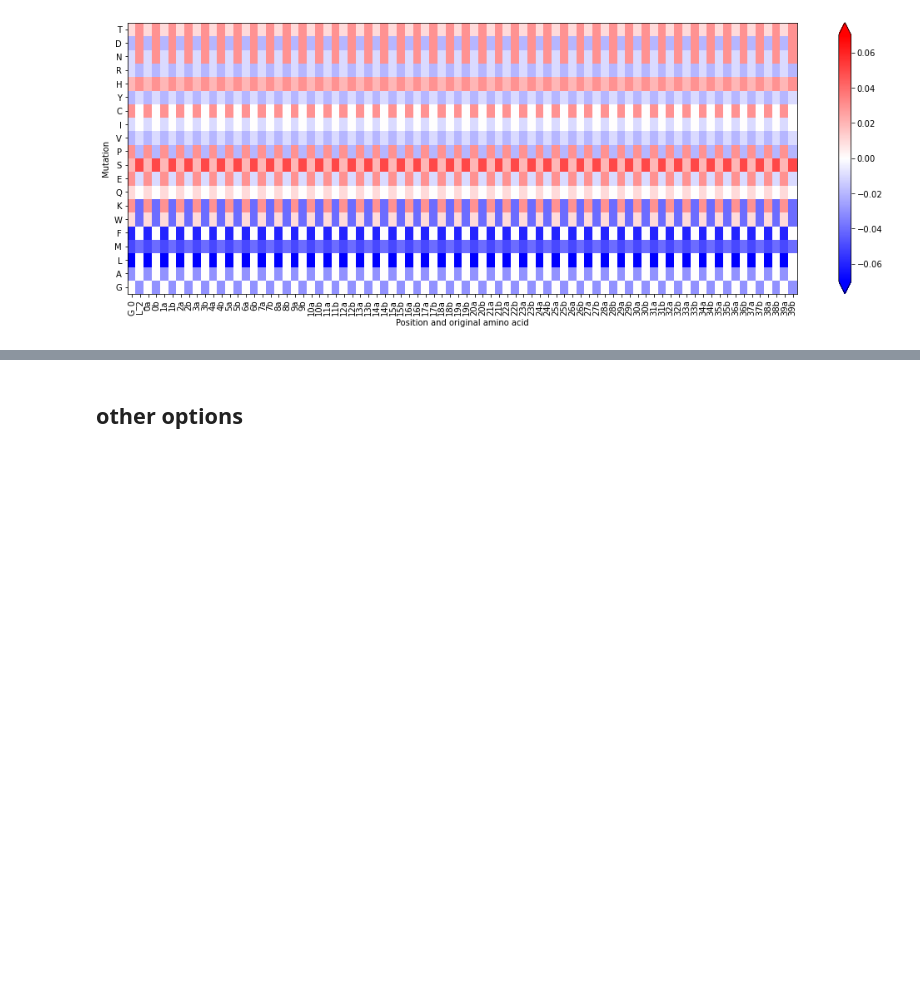
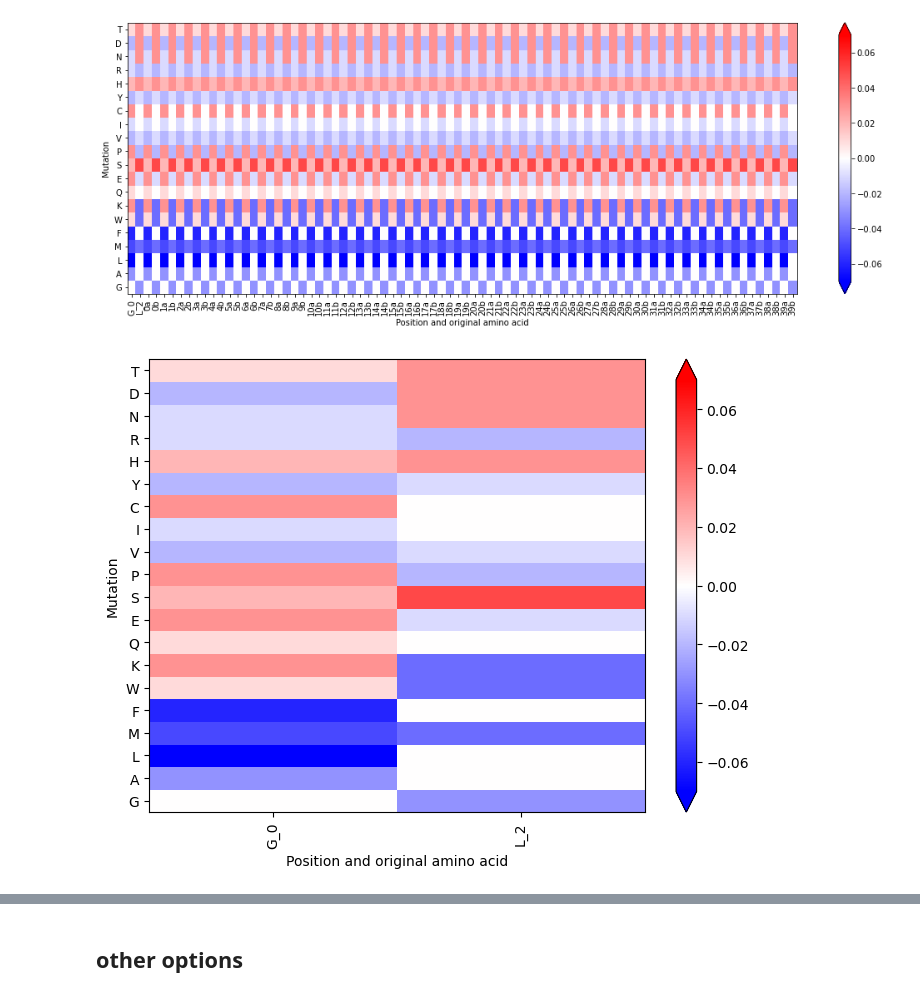
Before and after one commit to Lean-Mean-Protein-Machine-Learning/LMPM, a Jupyter notebook: notebooks/improving_secretion_score.ipynb, the cells around one changed output, grey strips where cells are left out. Saved outputs shown, nothing was run; the diff lists cells and outputs as text; code cells hidden in the pictures; blank space fills up the shorter version.

```diff
--- a/notebooks/Improving_secretion_score.ipynb
+++ b/notebooks/improving_secretion_score.ipynb
@@ -278,0 +333,4 @@ plot_optimization(data6, initial_score)
+# %%
+figure = plot_optimization(dats, initial_score, False)
+# %% [output]
+[figure, added]
```
Also changed, not shown: parts of 19 cells of this notebook, 7 other files.
